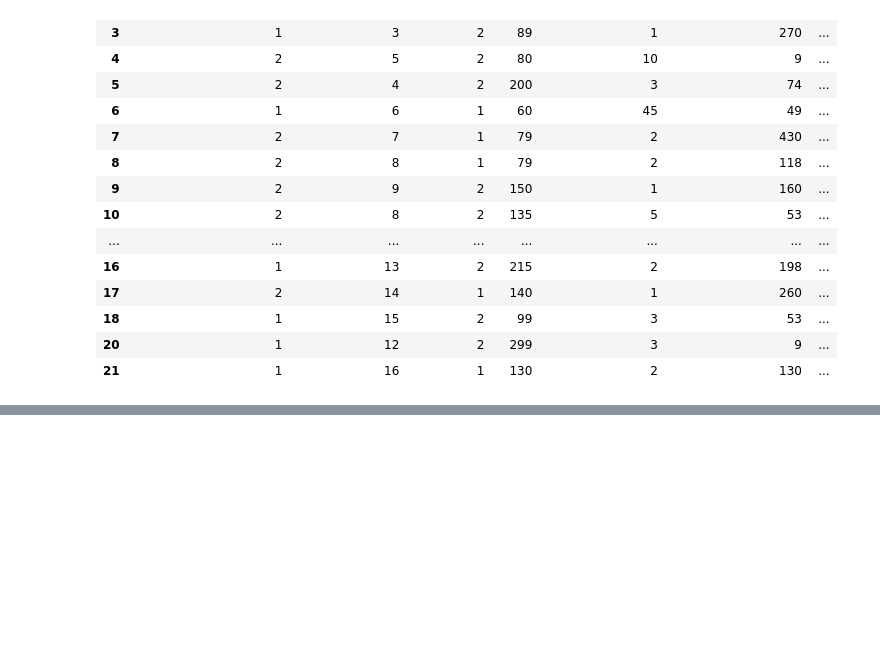
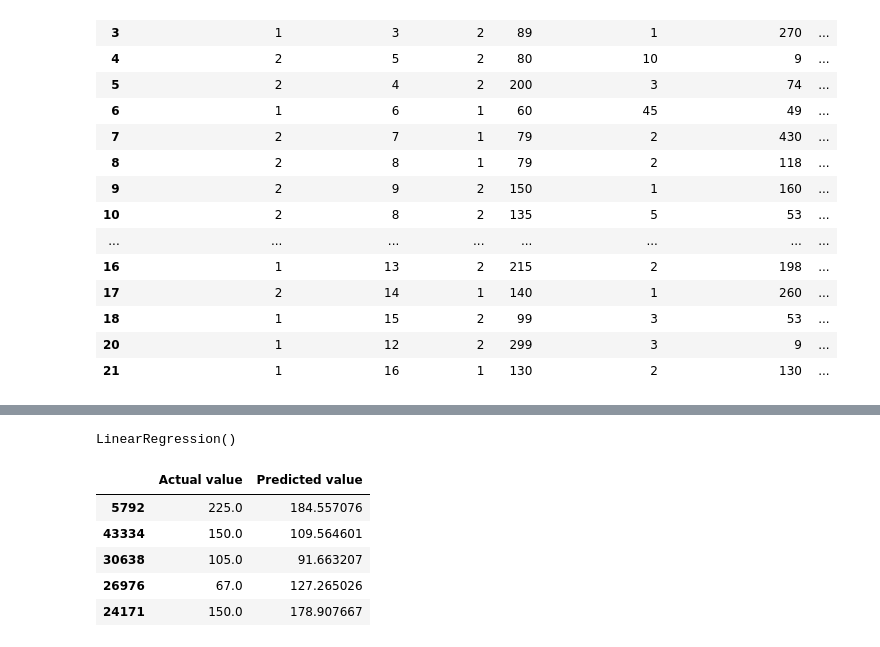
Before and after one commit to INV-VTL/P5-Project, a Jupyter notebook: Untitled.ipynb, the cells around one changed output, grey strips where cells are left out. Saved outputs shown, nothing was run; the diff lists cells and outputs as text; code cells hidden in the pictures; blank space fills up the shorter version.

```diff
--- a/Untitled.ipynb
+++ b/Untitled.ipynb
@@ -486,0 +555,16 @@ df.head(20)
+# %%
+LR.fit(X_train, y_train)
+# %% [output]
+LinearRegression()
+# %%
+y_pred_LR= LR.predict(X_test)
+# %%
+LR_diff = pd.DataFrame({'Actual value': y_test, 'Predicted value': y_pred_LR})
+LR_diff.head()
+# %% [output]
+|  | Actual value | Predicted value |
+| 5792 | 225.0 | 184.557076 |
+| 43334 | 150.0 | 109.564601 |
+| 30638 | 105.0 | 91.663207 |
+| 26976 | 67.0 | 127.265026 |
+| 24171 | 150.0 | 178.907667 |
```
Also changed, not shown: parts of 33 cells of this notebook.
